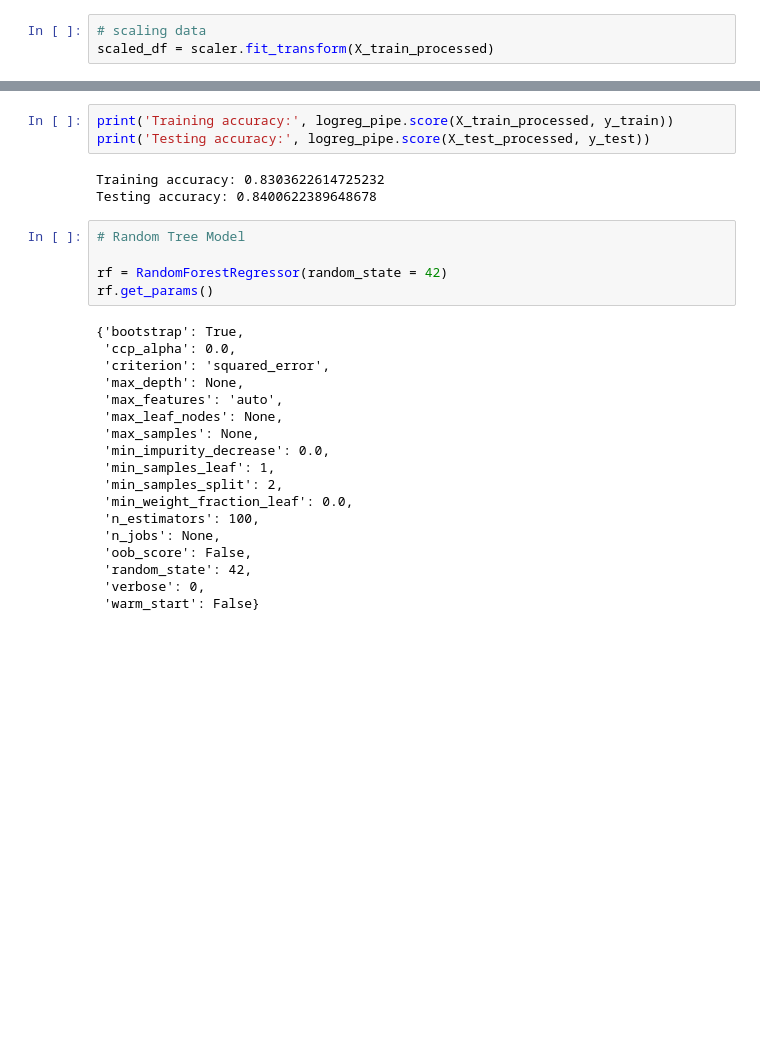
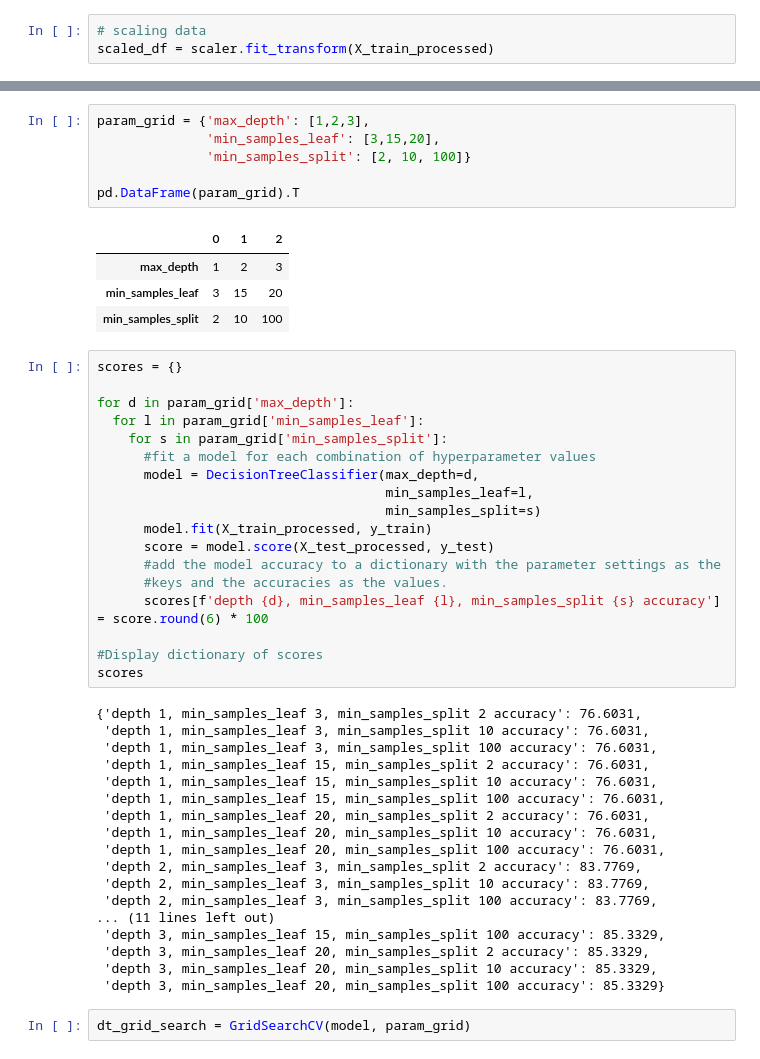
Before and after one commit to GeneralHassaan/Project_2, a Jupyter notebook: h_a_proj2.ipynb, the cells around one changed output, grey strips where cells are left out. Saved outputs shown, nothing was run; the diff lists cells and outputs as text; blank space fills up the shorter version.

```diff
--- a/h_a_proj2.ipynb
+++ b/h_a_proj2.ipynb
@@ -330,30 +282,50 @@ Pipeline(steps=[('pipeline',
-# %%
-print('Training accuracy:', logreg_pipe.score(X_train_processed, y_train))
-print('Testing accuracy:', logreg_pipe.score(X_test_processed, y_test))
-# %% [output]
-Training accuracy: 0.8303622614725232
-Testing accuracy: 0.8400622389648678
-# %%
-# Random Tree Model
-
-rf = RandomForestRegressor(random_state = 42)
-rf.get_params()
-# %% [output]
-{'bootstrap': True,
- 'ccp_alpha': 0.0,
- 'criterion': 'squared_error',
- 'max_depth': None,
- 'max_features': 'auto',
- 'max_leaf_nodes': None,
- 'max_samples': None,
- 'min_impurity_decrease': 0.0,
- 'min_samples_leaf': 1,
- 'min_samples_split': 2,
- 'min_weight_fraction_leaf': 0.0,
- 'n_estimators': 100,
- 'n_jobs': None,
- 'oob_score': False,
- 'random_state': 42,
- 'verbose': 0,
- 'warm_start': False}
+# %%
+param_grid = {'max_depth': [1,2,3],
+              'min_samples_leaf': [3,15,20],
+              'min_samples_split': [2, 10, 100]}
+
+pd.DataFrame(param_grid).T
+# %% [output]
+|  | 0 | 1 | 2 |
+| max_depth | 1 | 2 | 3 |
+| min_samples_leaf | 3 | 15 | 20 |
+| min_samples_split | 2 | 10 | 100 |
+# %%
+scores = {}
+
+for d in param_grid['max_depth']:
+  for l in param_grid['min_samples_leaf']:
+    for s in param_grid['min_samples_split']:
+      #fit a model for each combination of hyperparameter values
+      model = DecisionTreeClassifier(max_depth=d,
+                                     min_samples_leaf=l,
+                                     min_samples_split=s)
+      model.fit(X_train_processed, y_train)
+      score = model.score(X_test_processed, y_test)
+      #add the model accuracy to a dictionary with the parameter settings as the
+      #keys and the accuracies as the values.
+      scores[f'depth {d}, min_samples_leaf {l}, min_samples_split {s} accuracy'] = score.round(6) * 100
+
+#Display dictionary of scores
+scores
+# %% [output]
+{'depth 1, min_samples_leaf 3, min_samples_split 2 accuracy': 76.6031,
+ 'depth 1, min_samples_leaf 3, min_samples_split 10 accuracy': 76.6031,
+ 'depth 1, min_samples_leaf 3, min_samples_split 100 accuracy': 76.6031,
+ 'depth 1, min_samples_leaf 15, min_samples_split 2 accuracy': 76.6031,
+ 'depth 1, min_samples_leaf 15, min_samples_split 10 accuracy': 76.6031,
+ 'depth 1, min_samples_leaf 15, min_samples_split 100 accuracy': 76.6031,
+ 'depth 1, min_samples_leaf 20, min_samples_split 2 accuracy': 76.6031,
+ 'depth 1, min_samples_leaf 20, min_samples_split 10 accuracy': 76.6031,
+ 'depth 1, min_samples_leaf 20, min_samples_split 100 accuracy': 76.6031,
+ 'depth 2, min_samples_leaf 3, min_samples_split 2 accuracy': 83.7769,
+ 'depth 2, min_samples_leaf 3, min_samples_split 10 accuracy': 83.7769,
+ 'depth 2, min_samples_leaf 3, min_samples_split 100 accuracy': 83.7769,
+... (11 lines left out)
+ 'depth 3, min_samples_leaf 15, min_samples_split 100 accuracy': 85.3329,
+ 'depth 3, min_samples_leaf 20, min_samples_split 2 accuracy': 85.3329,
+ 'depth 3, min_samples_leaf 20, min_samples_split 10 accuracy': 85.3329,
+ 'depth 3, min_samples_leaf 20, min_samples_split 100 accuracy': 85.3329}
+# %%
+dt_grid_search = GridSearchCV(model, param_grid)
 # %%
```
Also changed, not shown: parts of 23 cells of this notebook.
